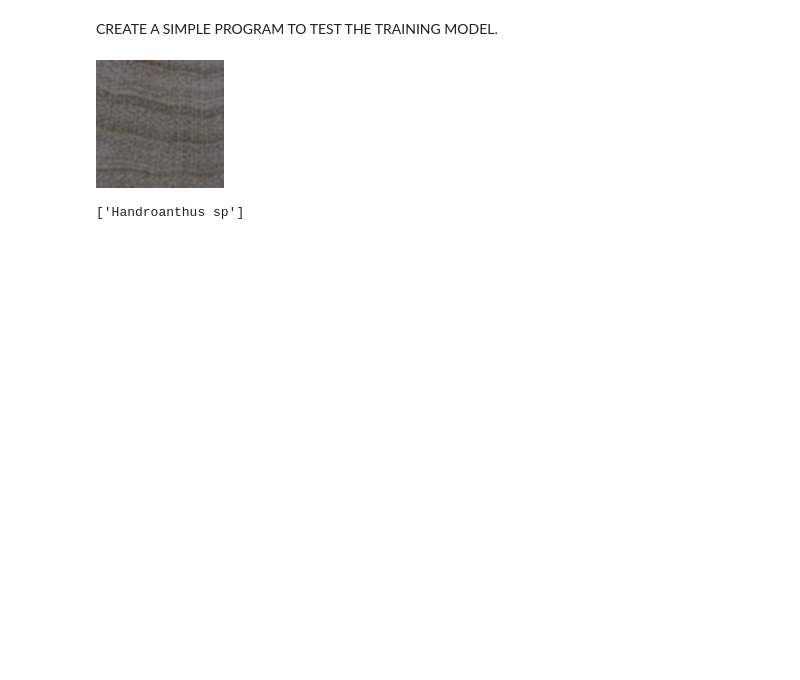
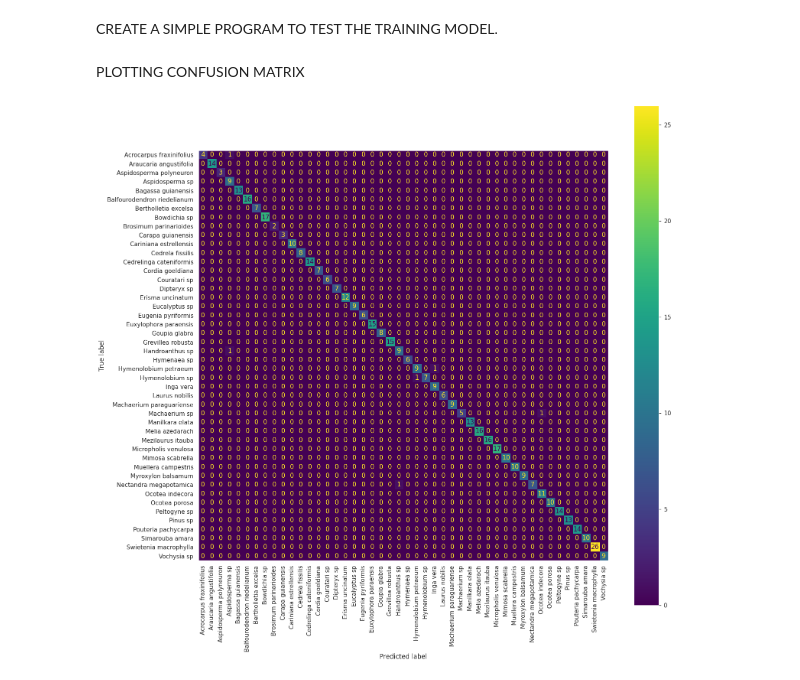
Before and after one commit to keithcallenberg/brazilianflora, a Jupyter notebook: feature_extraction.ipynb, the cells around one changed output. Drawn from its saved outputs; the diff is of its cells as text; code cells hidden in the pictures; blank space fills up the shorter version.

```diff
--- a/feature_extraction.ipynb
+++ b/feature_extraction.ipynb
@@ -295,6 +296,7 @@ from tensorflow.keras.applications import VGG16
 from tensorflow.compat.v1 import ConfigProto
 from tensorflow.compat.v1 import InteractiveSession
 from tensorflow.keras.applications import imagenet_utils
+from tensorflow.keras.layers import Input
 from google.colab.patches import cv2_imshow
 import numpy as np
 import h5py
@@ -308,7 +310,7 @@ ap.add_argument("-m", "--model", help="PATH TO THE TRAIN MODEL")
 ap.add_argument("-i", "--image", help="PATH TO THE IMAGE")
 args = vars(ap.parse_args())
 '''
-testImagePath = "/content/drive/My Drive/cc78ftcdf9-1/0101.jpg"
+testImagePath = "/content/drive/My Drive/Colab_Notebooks/dataset/cc78ftcdf9-1/1-Acrocarpus fraxinifolius/0101.jpg"
 #GET THE DATA SET LABELS
 db = h5py.File("/content/drive/My Drive/Colab_Notebooks/python code/features_low_res.hdf5","r")
 
@@ -317,7 +319,7 @@ model = "/content/drive/My Drive/Colab_Notebooks/python code/floras_low_res.pick
 loaded_model = pickle.load(open(model,"rb"))
 
 #LOAD A VGG16 MODEL WITH INPUT OF 224X224
-model = VGG16(weights="imagenet", include_top = False)
+model = VGG16(weights="imagenet", include_top = False, input_tensor=Input(shape=(128,128,3)))
 
 #AUGMENTING THE IMAGE - BLURRING THE IMAGE USING GAUSSIANBLUR 5X5 FILTER
 image = cv2.imread(testImagePath)
@@ -333,8 +335,28 @@ image = imagenet_utils.preprocess_input(image)
 features = model.predict(image, batch_size = 1)
 features = features.reshape((features.shape[0], 512*4*4))
 
-preds = loaded_model.predict(features.reshape(1,-1))
+preds = loaded_model.predict(features)
 print(db["label_names"][preds])
-# %% [output]
-[figure, removed]
-['Handroanthus sp']
+# %% [markdown]
+PLOTTING CONFUSION MATRIX
+# %%
+from sklearn.metrics import plot_confusion_matrix
+import matplotlib.pyplot as plt
+import h5py
+import pickle
+
+#LOAD THE TRAIN MODEL.
+model = "/content/drive/My Drive/Colab_Notebooks/python code/floras_low_res.pickle"
+loaded_model = pickle.load(open(model,"rb"))
+
+#GET THE DATA SET LABELS
+db = h5py.File("/content/drive/My Drive/Colab_Notebooks/python code/features_low_res.hdf5","r")
+i = int(db["labels"].shape[0]*0.75)
+
+#PLOTTING THE PREDICTING DATA SET TO THE CONFUSION MATRIX
+fig, ax = plt.subplots(figsize=(24, 24))
+plot_confusion_matrix(loaded_model, db["features"][i:], db["labels"][i:], display_labels=db["label_names"], ax= ax, xticks_rotation=90)
+plt.grid(False)
+plt.show()
+# %% [output]
+[figure, added]
```
Also changed, not shown: parts of 3 cells of this notebook.
